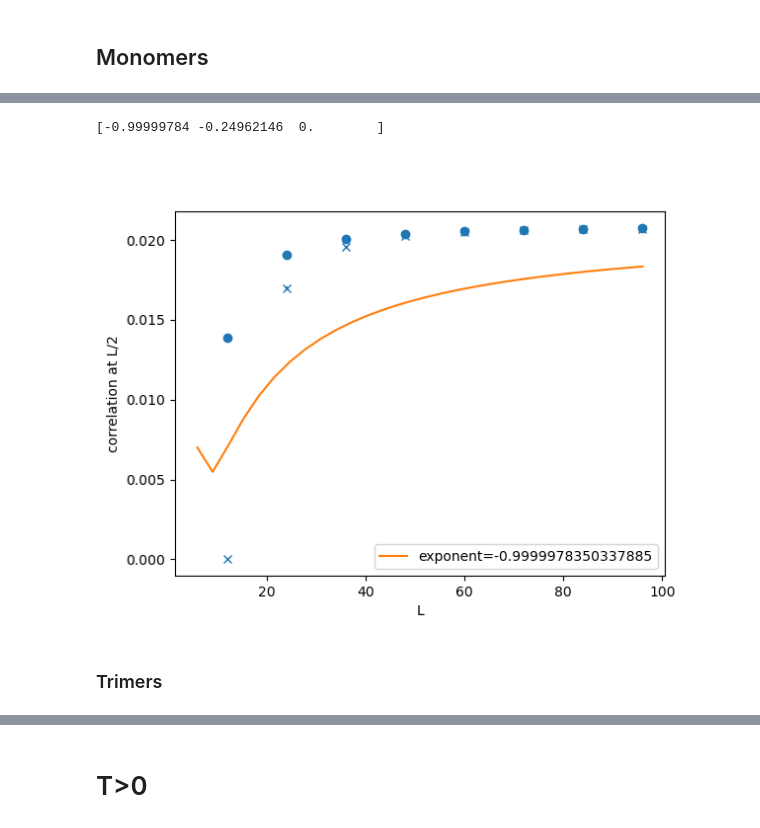
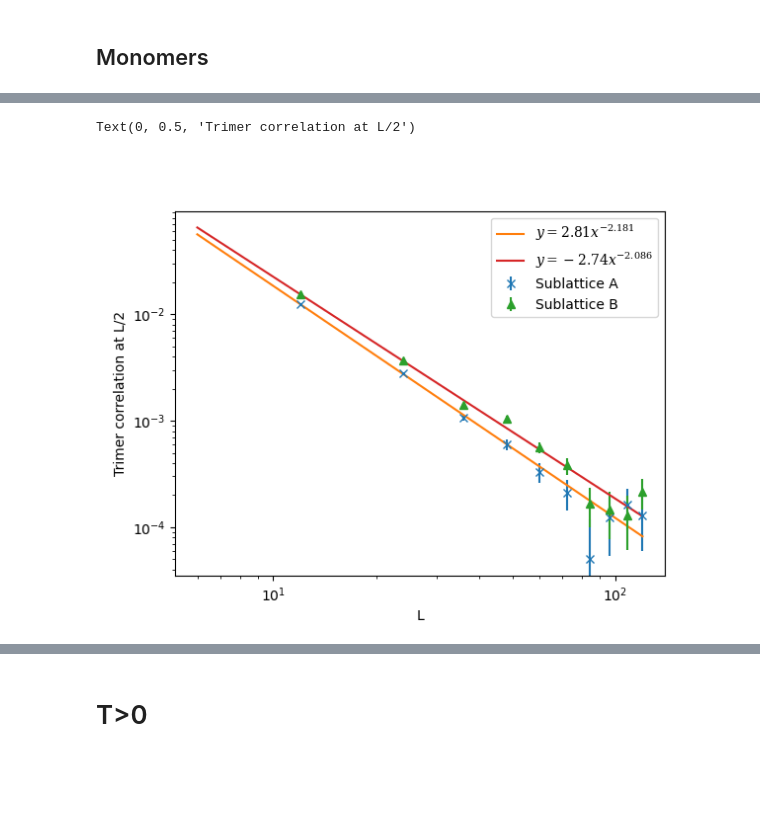
Before and after one commit to KimGroup/trimer-tbg, a Jupyter notebook: mc/pocket-2.ipynb, the cells around one changed output, grey strips where cells are left out. Cells and saved outputs as stored; diff of their text form; code cells hidden in the pictures; blank space fills up the shorter version.

```diff
--- a/mc/pocket-2.ipynb
+++ b/mc/pocket-2.ipynb
@@ -133,6 +137,0 @@ L, data = get_all_data("data/t0j0/1-48/*/mono-mono.dat", lambda data, props: dat
-# %%
-L, data = get_all_data("data/t0j0/doped/-1/*_0/mono-mono.dat", lambda data, props: data[0].reshape((props["l"], props["l"])), skip=1, by="l")
-# %%
-L, data = get_all_data("data/t0j0/doped/1.48/*/mono-mono.dat", lambda data, props: data[0].reshape((props["l"], props["l"])), skip=1, by="l")
-# %%
-L, data = get_all_data("data/t0j0/doped/1.196/*/mono-mono.dat", lambda data, props: data[0].reshape((props["l"], props["l"])), skip=4, by="l")
@@ -179,4 +137,0 @@ Text(0.5, 0, '$\\overline{x}/L$')
-# %%
-# L, data = get_all_data("data/t0j0/1-48/*/mono-mono.dat", lambda data, props: data[0].reshape((props["l"], props["l"])), skip=10, by="l")
-L, data = get_all_data("data/t0j0/doped/1.48/*/mono-mono.dat", lambda data, props: data[0].reshape((props["l"], props["l"])), skip=10, by="l")
-L, data = L[:-2], data[:-2]
@@ -209,45 +138,41 @@ print(param)
 # %%
 def fit(xs, ys):
     import scipy
 
-    def fun(x, A, B, C):
-        return B * np.power(np.abs(x), A) + np.power(np.abs(x), -2) + 1/48
-    param, _ = scipy.optimize.curve_fit(fun, xs, ys, p0=[-0.25, 1, 0], bounds=([-1, -10, -1], [0, 10, 1]))
-    # def fun(x, A, B):
-    #     return B * np.power(np.abs(x), A)
-    # param, _ = scipy.optimize.curve_fit(fun, xs, ys, p0=[-0.25, -0.001], bounds=([-2, -1], [0, 1]))
+    # def fun(x, A, B, C):
+    #     return B * np.power(np.abs(x), A) + C
+    # param, _ = scipy.optimize.curve_fit(fun, xs, ys, p0=[-2, 1, 0])
+    def fun(x, A, B):
+        return B * np.power(np.abs(x), A)
+    param, _ = scipy.optimize.curve_fit(fun, xs, ys, p0=[-2, 1])
 
     return fun, param
 
 values = []
+values2 = []
 for l, d in zip(L, data):
-    x = l//2
-    values.append((d[x, 0] + d[0, x] + d[-x, x])/3)
+    values.append(d[l//2,0,0])
+    values2.append(d[l//2,0,1])
 
-values = np.array(values)
+values = np.array(values) - 1/6
+values2 = -(np.array(values2) - 1/6)
 
 plt.figure()
-fun, param = fit(L[0:], values[0:])
+plt.errorbar(L, values, yerr=np.sqrt((values + 1/6)*(1-values-1/6))/np.sqrt(N*12), ls="", marker="x", label="Sublattice A")
+fun, param = fit(L, values)
+xs = np.linspace(6, 120, 30)
+plt.plot(xs, fun(xs, *param), label=f"$y={param[1]:.2f}x^{{{param[0]:.3f}}}$")
 
-# plt.xscale("log")
-# plt.yscale("log")
+plt.errorbar(L, values2, yerr=np.sqrt((values2 + 1/6)*(1-values2-1/6))/np.sqrt(N*12), ls="", marker="^", label="Sublattice B")
+fun, param = fit(L, values2)
+xs = np.linspace(6, 120, 30)
+plt.plot(xs, fun(xs, *param), label=f"$y=-{param[1]:.2f}x^{{{param[0]:.3f}}}$")
 
-# values = values - param[2]
-# if param[1] < 0:
-#     values = values * -1
-
-# fun, param = fit(L[0:], values[0:])
-
-plt.errorbar(L, values, yerr=np.sqrt(np.abs(values))/1581, marker="x", ls="")
-xs = np.linspace(6, 96, 30)
-plt.plot(xs, fun(xs, *param), label=f"exponent={param[0]}")
-plt.scatter(L, -np.power(L, -2.)+1/48)
+plt.xscale('log')
+plt.yscale('log')
 plt.legend()
 plt.xlabel("L")
-plt.ylabel("correlation at L/2")
-print(param)
+plt.ylabel("Trimer correlation at L/2")
 # %% [output]
-[-0.99999784 -0.24962146  0.        ]
+Text(0, 0.5, 'Trimer correlation at L/2')
-[figure, old version]
+[figure, new version]
-# %% [markdown]
-### Trimers
```
Also changed, not shown: parts of 44 cells of this notebook, 5 other files.
